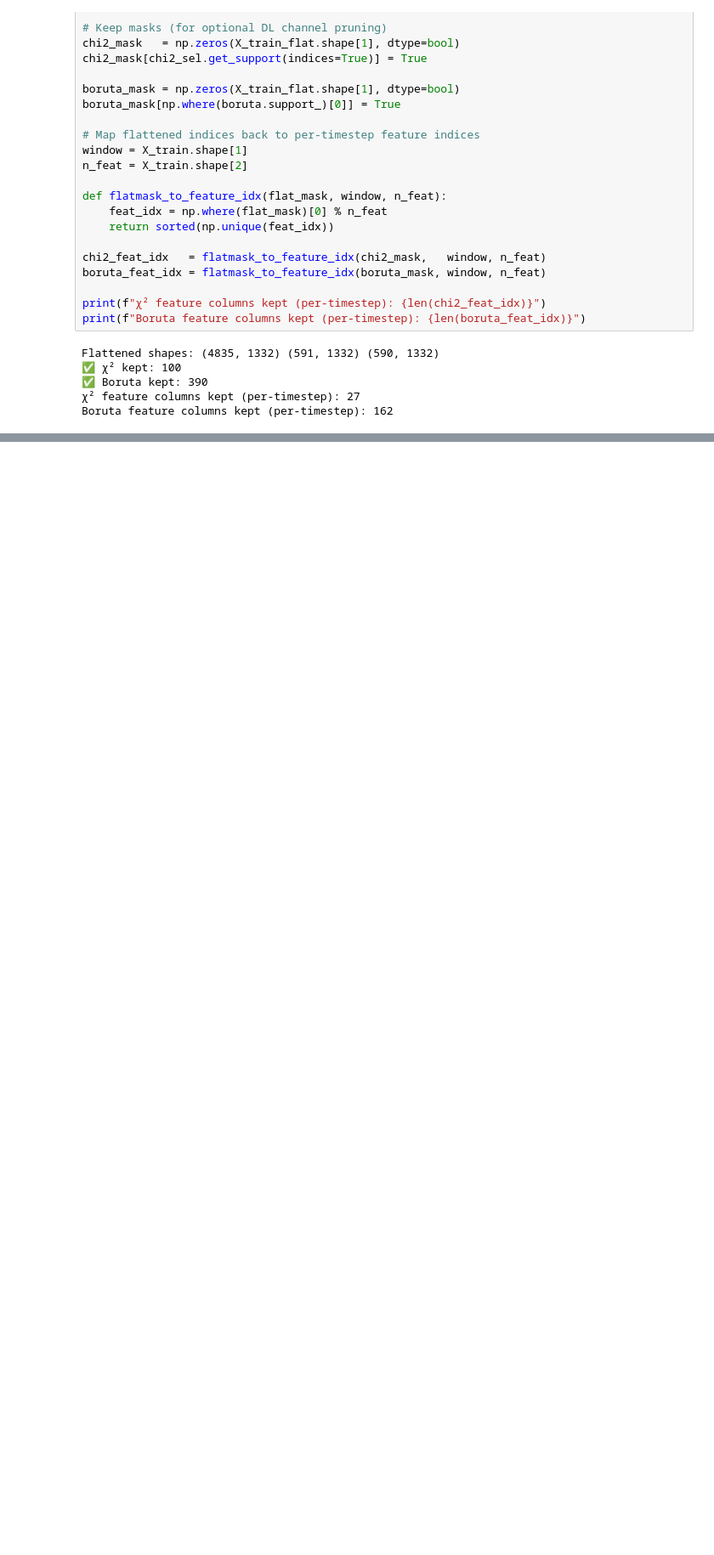
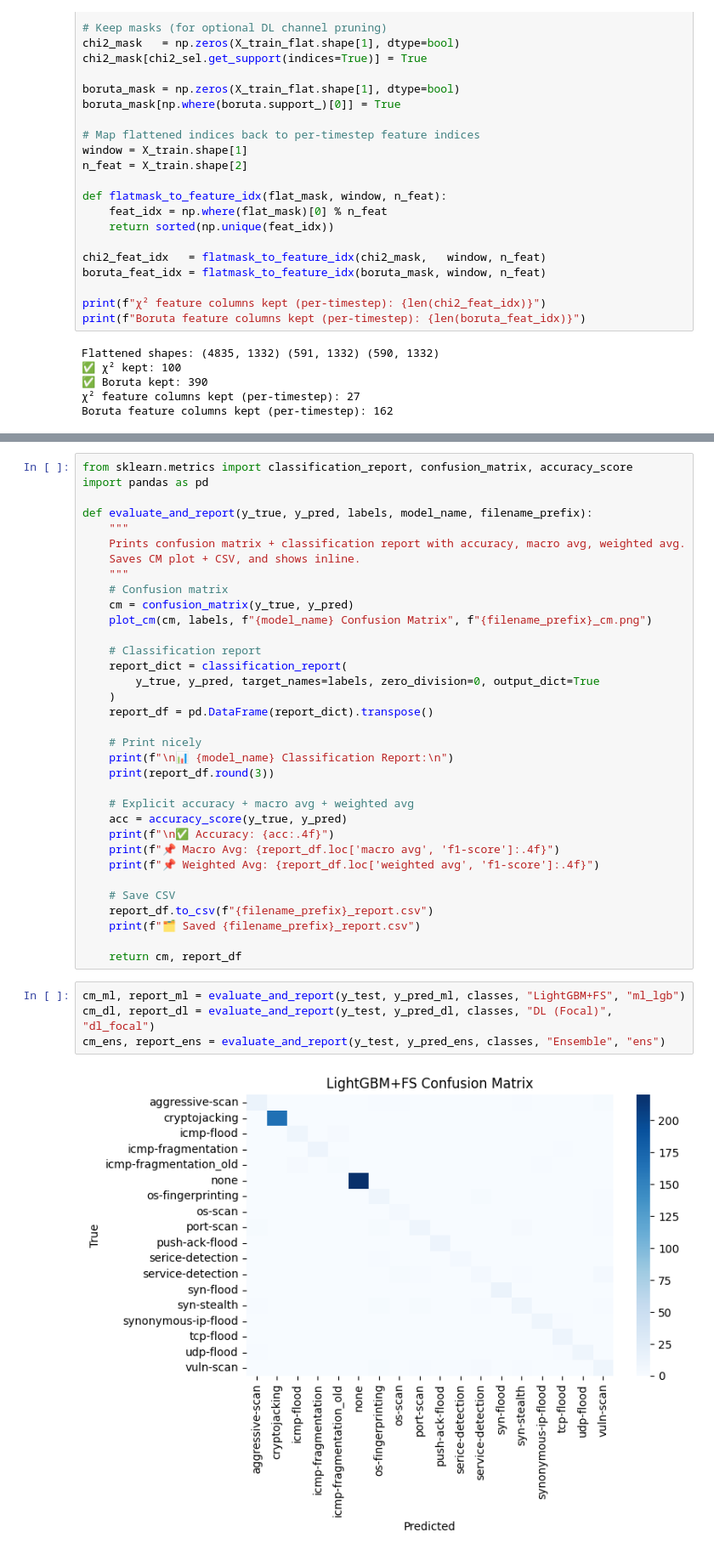
Before and after one commit to Sameer-Tahir/Project_DS, a Jupyter notebook: Project_DS/Lightweight_CNN_Transformer.ipynb, the cells around one changed output, grey strips where cells are left out. Shown at 85% size. Saved outputs shown, nothing was run; the diff lists cells and outputs as text; blank space fills up the shorter version.

```diff
--- a/Project_DS/Lightweight_CNN_Transformer.ipynb
+++ b/Project_DS/Lightweight_CNN_Transformer.ipynb
@@ -373,0 +443,40 @@ print("🗂️ Saved per-class CSVs: per_class_ml.csv, per_class_dl.csv, per_cla
+# %%
+from sklearn.metrics import classification_report, confusion_matrix, accuracy_score
+import pandas as pd
+
+def evaluate_and_report(y_true, y_pred, labels, model_name, filename_prefix):
+    """
+    Prints confusion matrix + classification report with accuracy, macro avg, weighted avg.
+    Saves CM plot + CSV, and shows inline.
+    """
+    # Confusion matrix
+    cm = confusion_matrix(y_true, y_pred)
+    plot_cm(cm, labels, f"{model_name} Confusion Matrix", f"{filename_prefix}_cm.png")
+
+    # Classification report
+    report_dict = classification_report(
+        y_true, y_pred, target_names=labels, zero_division=0, output_dict=True
+    )
+    report_df = pd.DataFrame(report_dict).transpose()
+
+    # Print nicely
+    print(f"\n📊 {model_name} Classification Report:\n")
+    print(report_df.round(3))
+
+    # Explicit accuracy + macro avg + weighted avg
+    acc = accuracy_score(y_true, y_pred)
+    print(f"\n✅ Accuracy: {acc:.4f}")
+    print(f"📌 Macro Avg: {report_df.loc['macro avg', 'f1-score']:.4f}")
+    print(f"📌 Weighted Avg: {report_df.loc['weighted avg', 'f1-score']:.4f}")
+
+    # Save CSV
+    report_df.to_csv(f"{filename_prefix}_report.csv")
+    print(f"🗂️ Saved {filename_prefix}_report.csv")
+
+    return cm, report_df
+# %%
+cm_ml, report_ml = evaluate_and_report(y_test, y_pred_ml, classes, "LightGBM+FS", "ml_lgb")
+cm_dl, report_dl = evaluate_and_report(y_test, y_pred_dl, classes, "DL (Focal)", "dl_focal")
+cm_ens, report_ens = evaluate_and_report(y_test, y_pred_ens, classes, "Ensemble", "ens")
+# %% [output]
+[figure, added]
```
Also changed, not shown: parts of 8 cells of this notebook.
